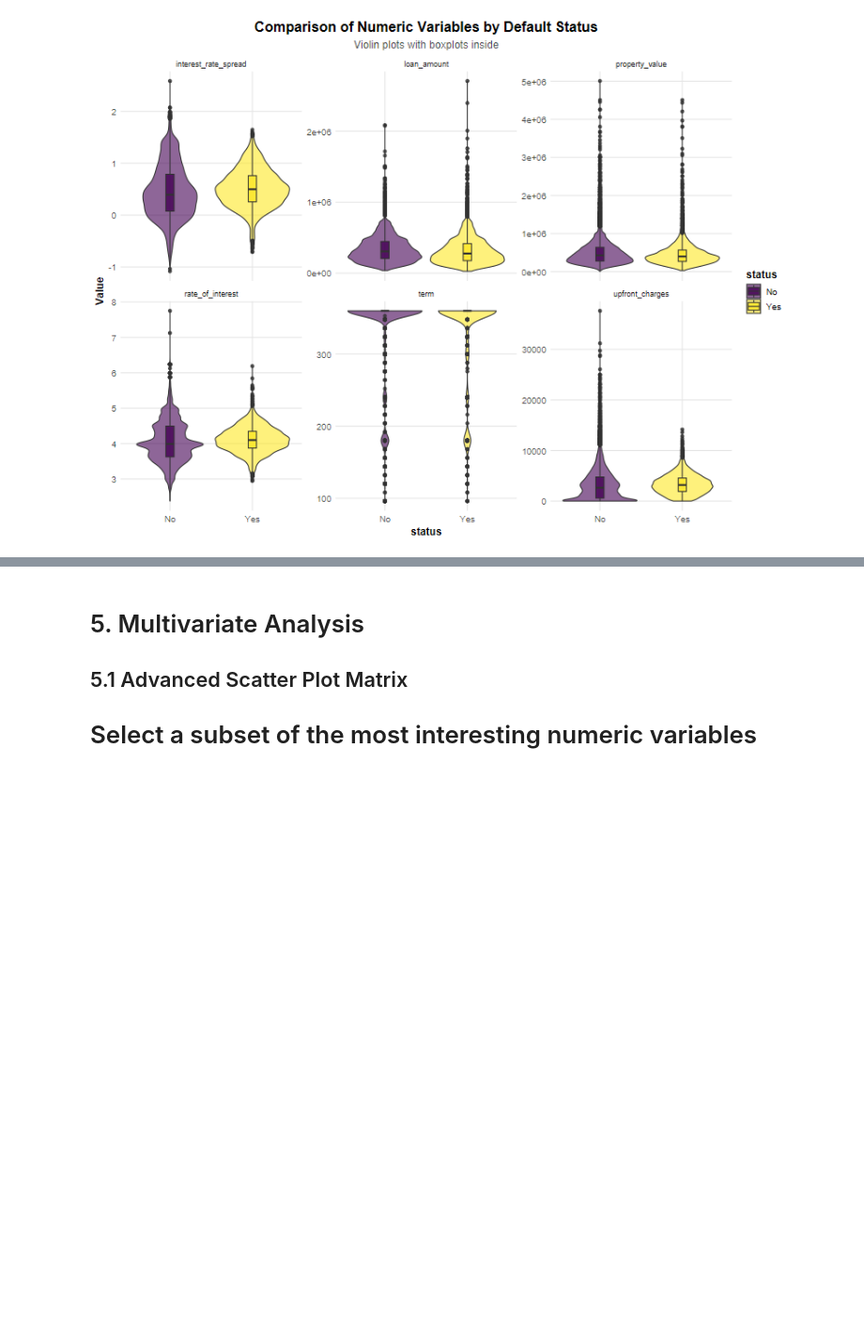
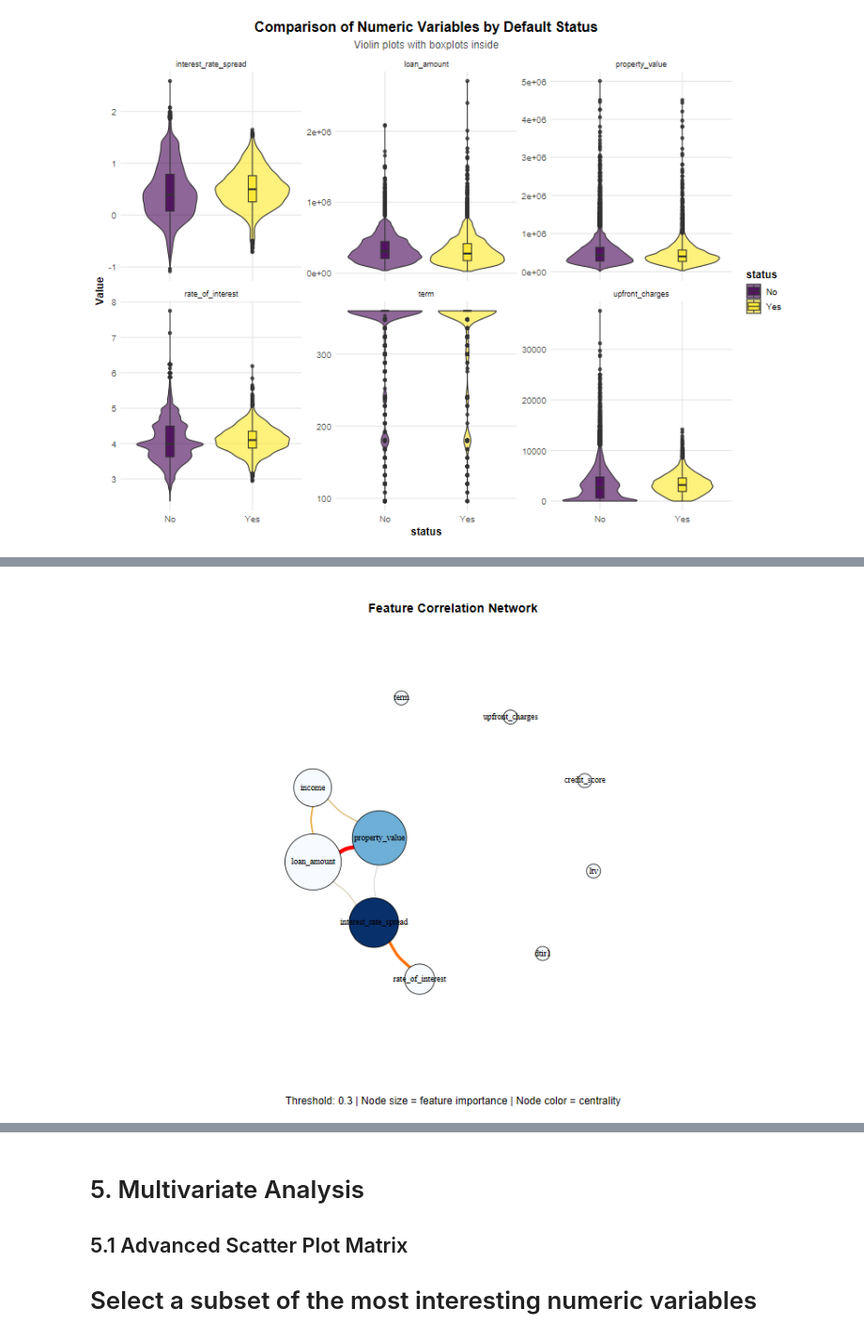
Before and after one commit to Chrisolande/Loan-Default, a Jupyter notebook: loan_data.ipynb, the cells around one changed output, grey strips where cells are left out. Shown at 94% size. Drawn from its saved outputs; the diff is of its cells as text; code cells hidden in the pictures; blank space fills up the shorter version.

```diff
--- a/loan_data.ipynb
+++ b/loan_data.ipynb
@@ -467,0 +408,87 @@ Error: Error in `graph_from_data_frame()`:
+# %%
+# Set threshold for "high correlation"
+threshold <- 0.3
+
+# Apply threshold to correlation matrix
+cor_filtered <- cor_matrix
+cor_filtered[abs(cor_filtered) < threshold] <- 0  # Filter weak correlations
+diag(cor_filtered) <- 0  # Remove self-correlations
+
+# Ensure no missing values
+cor_filtered[is.na(cor_filtered)] <- 0
+
+# Create network graph from adjacency matrix
+net <- graph_from_adjacency_matrix(
+  abs(cor_filtered),
+  mode = "undirected",
+  weighted = TRUE,
+  diag = FALSE
+)
+
+# Calculate node metrics
+btw <- betweenness(net, normalized = TRUE)
+strength <- strength(net)
+
+# Set vertex attributes
+V(net)$size <- 10 + 30 * rescale(strength)  # Normalize sizes
+V(net)$color <- colorRampPalette(brewer.pal(9, "Blues"))(100)[cut(rescale(btw), breaks = 100, labels = FALSE)]
+
+# Set edge attributes
+E(net)$width <- 1 + 5 * rescale(E(net)$weight)
+E(net)$color <- colorRampPalette(c("#CCCCCC", "#FFA500", "#FF0000"))(100)[cut(rescale(E(net)$weight), breaks = 100, labels = FALSE)]
+
+# Create layout
+set.seed(42)
+graph_layout <- layout_with_fr(net)
+
+# Plot network
+plot(net,
+     layout = graph_layout,
+     main = "Feature Correlation Network",
+     sub = paste("Threshold:", threshold, "| Node size = feature importance | Node color = centrality"),
+     vertex.label.color = "black",
+     vertex.label.cex = 0.8,
+     edge.curved = 0.2,
+     edge.arrow.size = 0,
+     margin = c(0.15, 0.15, 0.15, 0.15)
+)
+
+# Move the correlation strength legend slightly left
+legend("bottomleft",
+       legend = legend_labels,
+       col = correlation_colors,
+       lwd = 4,
+       title = "Correlation Strength",
+       bty = "n",
+       cex = 0.8,
+       inset = c(-0.3, 0) # Move it slightly outside the plot
+)
+
+# Move the node properties legend slightly outside the plot
+legend("topright",
+       legend = c("Node size = Sum of correlations",
+                  "Node color = Betweenness centrality"),
+       bty = "n",
+       cex = 0.8,
+       inset = c(-0.1, 0), # Move it slightly outside
+       xpd = TRUE
+)
+
+
+# Add top correlations
+if (ecount(net) > 0) {
+  top_edges <- head(E(net)[order(E(net)$weight, decreasing = TRUE)], 5)
+  if (length(top_edges) > 0) {
+    mtext("Strongest Correlations:", side = 1, line = 3, adj = 0, cex = 0.9)
+    for (i in 1:length(top_edges)) {
+      edge <- top_edges[i]
+      edge_ends <- ends(net, edge)
+      v1 <- V(net)[edge_ends[1]]$name
+      v2 <- V(net)[edge_ends[2]]$name
+      weight <- round(E(net)[edge]$weight, 2)
+      mtext(paste0(v1, " - ", v2, ": ", weight), side = 1, line = 3 + i, adj = 0, cex = 0.8)
+    }
+  }
+}
+# %% [output]
+[figure, added]
```
Also changed, not shown: parts of 51 cells of this notebook.
